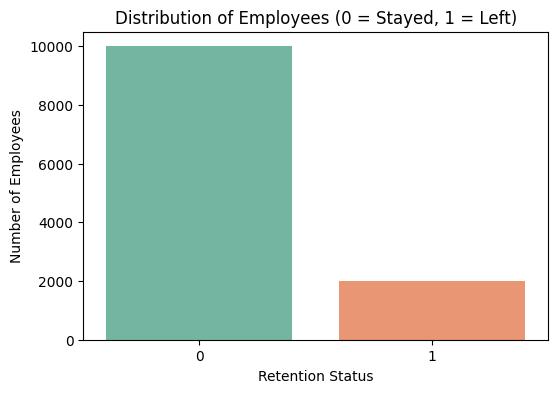
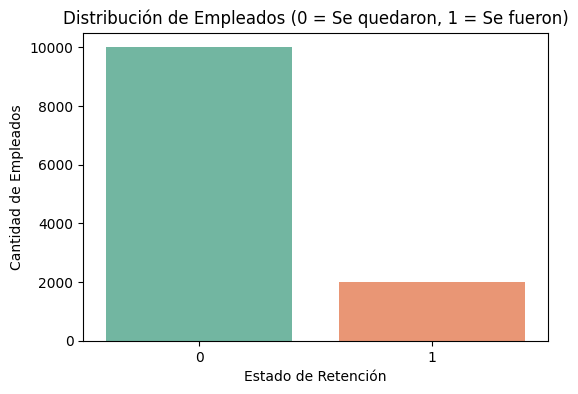
The change to this notebook cell's code, shown as a diff; its figure went from the first image to the second:
--- before
+++ after
@@ -7,7 +7,7 @@
 ### Charting the distribution of the target variable 'left'
 plt.figure(figsize=(6, 4))
-sns.countplot(data=df, x='left', palette='Set2')
-plt.title('Distribution of Employees (0 = Stayed, 1 = Left)')
-plt.xlabel('Retention Status')
-plt.ylabel('Number of Employees')
+sns.countplot(data=df, x='left', hue='left', palette='Set2', legend=False)
+plt.title('Distribución de Empleados (0 = Se quedaron, 1 = Se fueron)')
+plt.xlabel('Estado de Retención')
+plt.ylabel('Cantidad de Empleados')
 plt.show()

Commit: CodeV1.1(EDA)